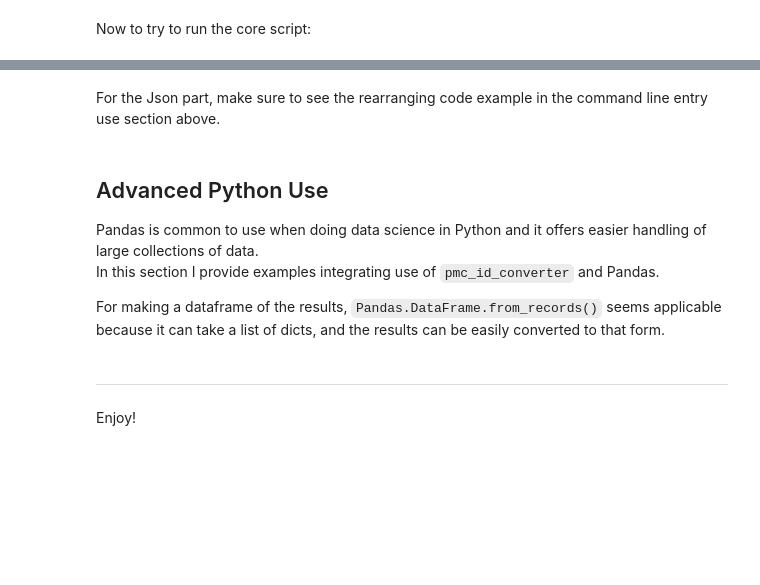
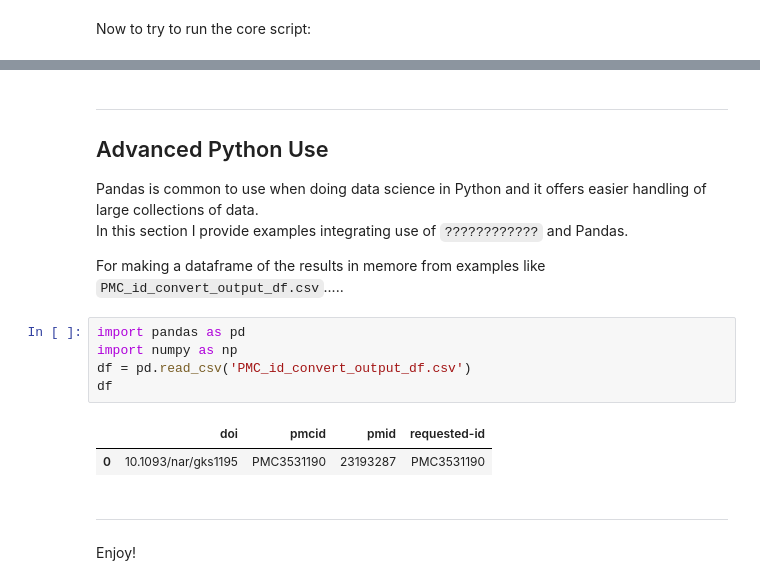
Before and after one commit to fomightez/PubMed_Central_ID_Converter_for_humans, a Jupyter notebook: notebooks/jupyterlite_demo.ipynb, the cells around one changed output, grey strips where cells are left out. Cells and saved outputs as stored; diff of their text form; blank space fills up the shorter version.

```diff
--- a/notebooks/jupyterlite_demo.ipynb
+++ b/notebooks/jupyterlite_demo.ipynb
@@ -117,12 +273,20 @@ with open('output.txt', 'w') as f:
-# %% [markdown]
-For the Json part, make sure to see the rearranging code example in the command line entry use section above.
 # %% [markdown]
+--------
+
 ## Advanced Python Use
 
 Pandas is common to use when doing data science in Python and it offers easier handling of large collections of data.
-In this section I provide examples integrating use of `pmc_id_converter` and Pandas.
+In this section I provide examples integrating use of `????????????` and Pandas.
 
-For making a dataframe of the results, `Pandas.DataFrame.from_records()` seems applicable because it can take a list of dicts, and the results can be easily converted to that form.
+For making a dataframe of the results in memore from examples like `PMC_id_convert_output_df.csv`.....
+# %%
+import pandas as pd
+import numpy as np
+df = pd.read_csv('PMC_id_convert_output_df.csv')
+df
+# %% [output]
+|  | doi | pmcid | pmid | requested-id |
+| 0 | 10.1093/nar/gks1195 | PMC3531190 | 23193287 | PMC3531190 |
 # %% [markdown]
 ------
 
```
Also changed, not shown: parts of 31 cells of this notebook.
